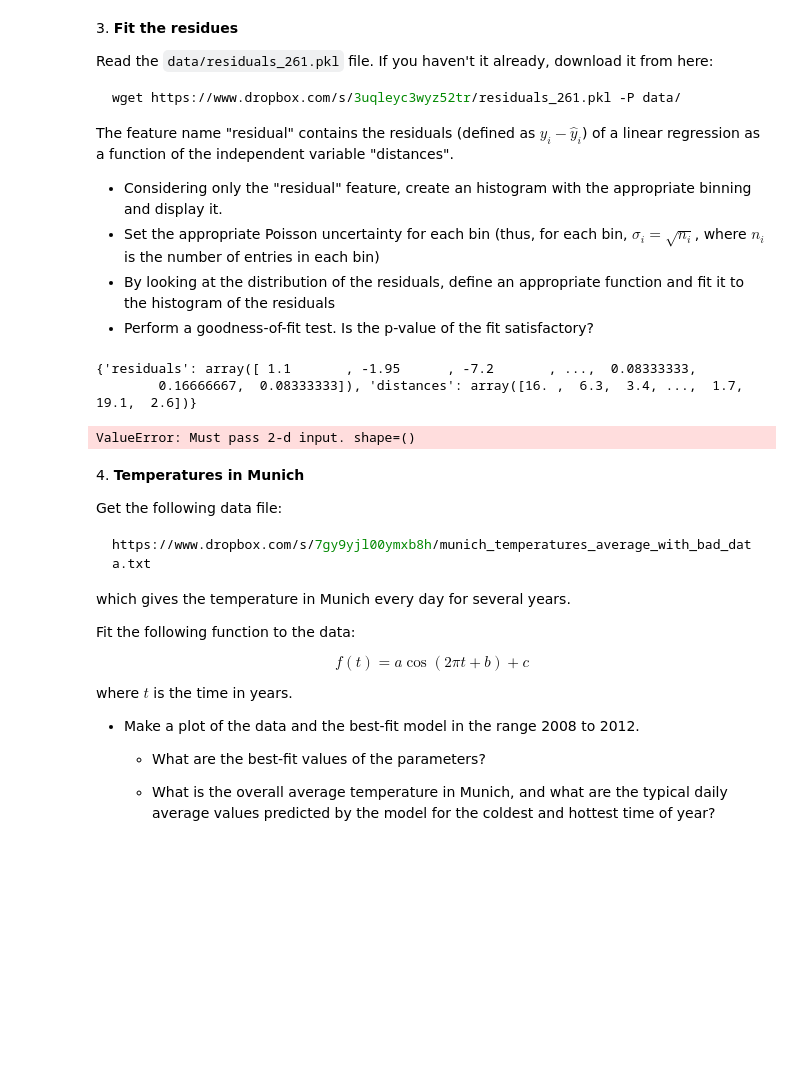
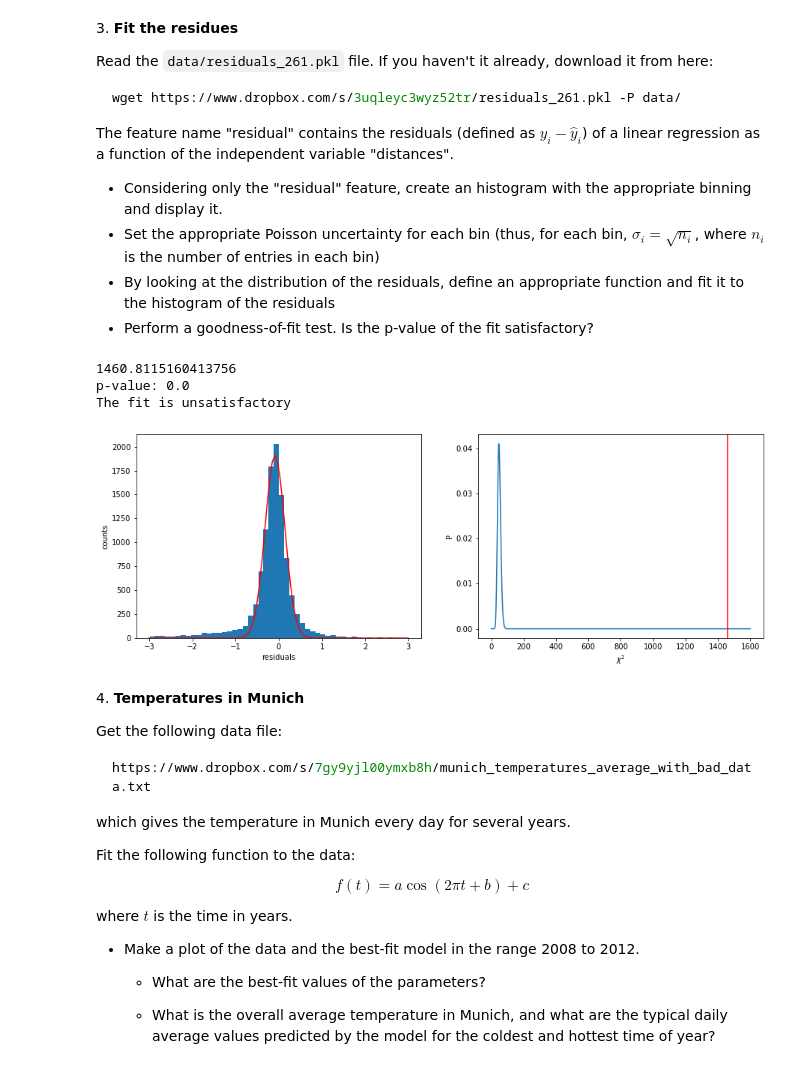
Before and after one commit to luca430/LaboratoryOfComputationalPhysics_Y4, a Jupyter notebook: 08ex_fitting.ipynb, the cells around one changed output. Drawn from its saved outputs; the diff is of its cells as text; code cells hidden in the pictures; blank space fills up the shorter version.

Commit message:
add exercises 8 and 9

```diff
--- a/08ex_fitting.ipynb
+++ b/08ex_fitting.ipynb
@@ -170,17 +189,49 @@ The feature name "residual" contains the residuals (defined as $y_i - \hat{y}_i$
 - Set the appropriate Poisson uncertainty for each bin (thus, for each bin, $\sigma_i = \sqrt{n_i}$, where $n_i$ is the number of entries in each bin)
 - By looking at the distribution of the residuals, define an appropriate function and fit it to the histogram of the residuals
 - Perform a goodness-of-fit test. Is the p-value of the fit satisfactory?
-# %%
-#Exercise 3
-
-data = pd.read_pickle('residuals_261.pkl')
-print(data)
-df = pd.DataFrame(data)
-df
-# %% [output]
-{'residuals': array([ 1.1       , -1.95      , -7.2       , ...,  0.08333333,
-        0.16666667,  0.08333333]), 'distances': array([16. ,  6.3,  3.4, ...,  1.7, 19.1,  2.6])}
-ValueError: Must pass 2-d input. shape=()
+# %%
+#Exercise 3
+
+file = np.load('residuals_261.pkl', allow_pickle=True)
+data = file.tolist()
+df = pd.DataFrame(data)
+df_p = df[abs(df['residuals']) < 3]
+
+fig, (ax1, ax2) = plt.subplots(nrows=1, ncols=2, figsize=(15, 5))
+
+n_bin = 50
+ax1.hist(df_p['residuals'],bins=n_bin)
+
+counts, bin_edges = np.histogram(df_p['residuals'],bins=n_bin)
+bin_centres = (bin_edges[:-1] + bin_edges[1:])/2
+err = counts**(1/2)
+
+x = np.linspace(-3,3,100)
+def gaus(x,c,mu,sig):
+    return c*np.exp(-(x-mu)**2/(2*sig**2))
+
+popt, pcov = optimize.curve_fit(gaus,bin_centres,counts)
+ax1.plot(x,gaus(x,popt[0],popt[1],popt[2]),color='red')
+ax1.set_ylabel('counts')
+ax1.set_xlabel('residuals')
+
+chi2 = np.sum((counts - gaus(bin_centres,popt[0],popt[1],popt[2]))**2/err**2)
+print(chi2)
+
+p = np.arange(0, 1600, 0.1)
+ax2.plot(p, stats.chi2.pdf(p, df=len(counts)-1))
+ax2.axvline(chi2, color='r')
+ax2.set_xlabel('$\u03C7^2$')
+ax2.set_ylabel('P')
+
+pvalue = 1. - stats.chi2.cdf(chi2, len(counts)-1)
+print('p-value:', pvalue)
+print('The fit is unsatisfactory')
+# %% [output]
+1460.8115160413756
+p-value: 0.0
+The fit is unsatisfactory
+[figure, added]
 # %% [markdown]
 4\. **Temperatures in Munich**
 
```
Also changed, not shown: parts of 3 cells of this notebook, 1 other file.
